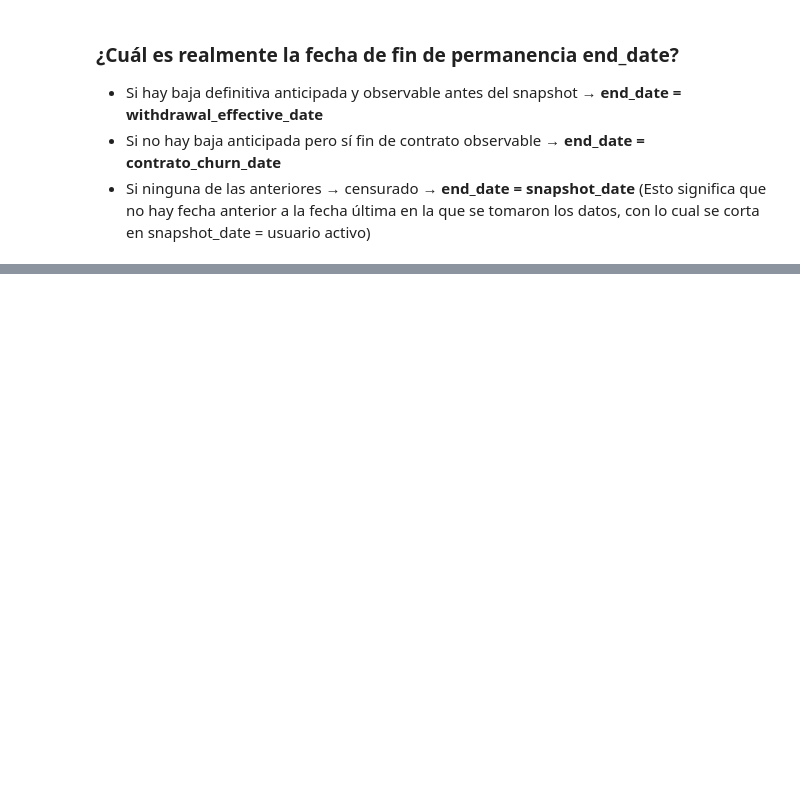
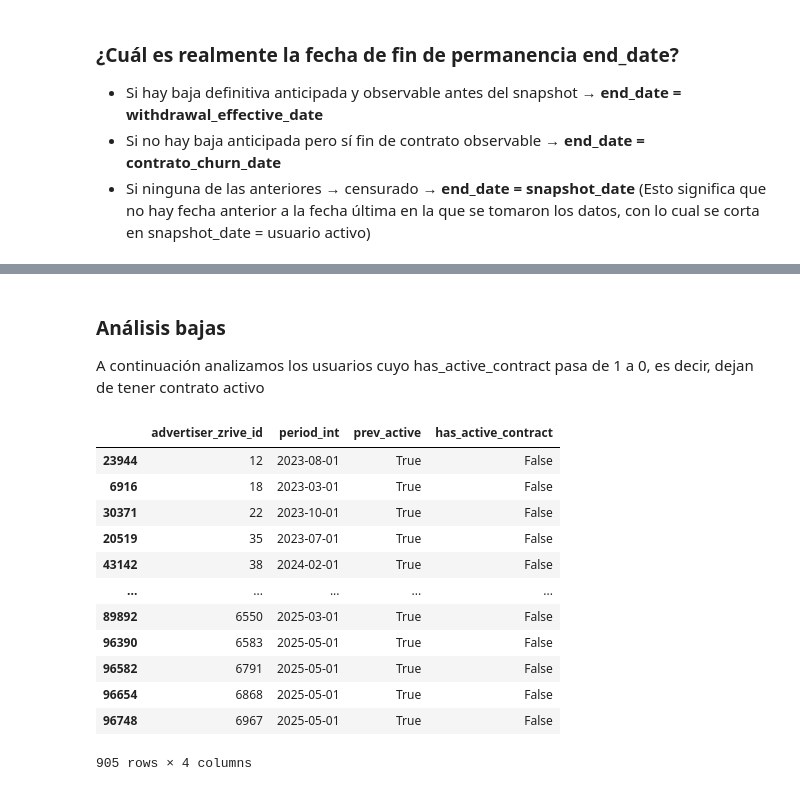
Before and after one commit to Komorebi-Team/KOMOREBI-PROJECT, a Jupyter notebook: notebooks/EDA_jtc.ipynb, the cells around one changed output, grey strips where cells are left out. Drawn from its saved outputs; the diff is of its cells as text; code cells hidden in the pictures; blank space fills up the shorter version.

```diff
--- a/notebooks/EDA_jtc.ipynb
+++ b/notebooks/EDA_jtc.ipynb
@@ -2418,0 +1136,38 @@ df_fct[df_fct["advertiser_zrive_id"] == 2]["monthly_total_invoice"].plot(kind='b
+# %% [markdown]
+### Análisis bajas
+
+A continuación analizamos los usuarios cuyo has_active_contract pasa de 1 a 0, es decir, dejan de tener contrato activo
+# %%
+df = df_fct.sort_values(["advertiser_zrive_id", "period_int"])
+
+df["prev_active"] = (
+    df.groupby("advertiser_zrive_id")["has_active_contract"]
+      .shift(1)
+)
+
+# Filtro: nos quedamos con los advertisers que pasan de 1 a 0, es decir, que se dan de baja
+changes_1_0 = df[
+    (df["has_active_contract"] == 0) &
+    (df["prev_active"] == 1)
+]
+
+changes_1_0[[
+    "advertiser_zrive_id",
+    "period_int",
+    "prev_active",
+    "has_active_contract"
+]]
+# %% [output]
+|  | advertiser_zrive_id | period_int | prev_active | has_active_contract |
+| 23944 | 12 | 2023-08-01 | True | False |
+| 6916 | 18 | 2023-03-01 | True | False |
+| 30371 | 22 | 2023-10-01 | True | False |
+| 20519 | 35 | 2023-07-01 | True | False |
+| 43142 | 38 | 2024-02-01 | True | False |
+| ... | ... | ... | ... | ... |
+| 89892 | 6550 | 2025-03-01 | True | False |
+| 96390 | 6583 | 2025-05-01 | True | False |
+| 96582 | 6791 | 2025-05-01 | True | False |
+| 96654 | 6868 | 2025-05-01 | True | False |
+| 96748 | 6967 | 2025-05-01 | True | False |
+905 rows × 4 columns
```
Also changed, not shown: parts of 210 cells of this notebook, 2 other files.
